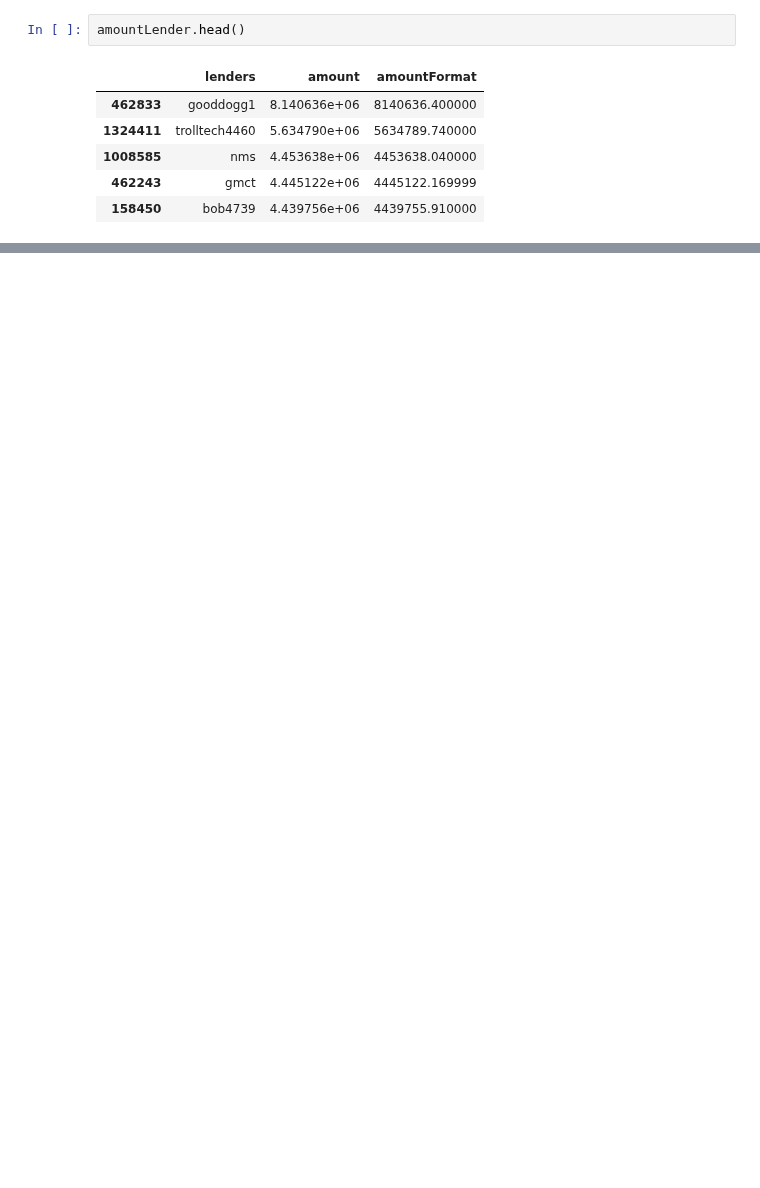
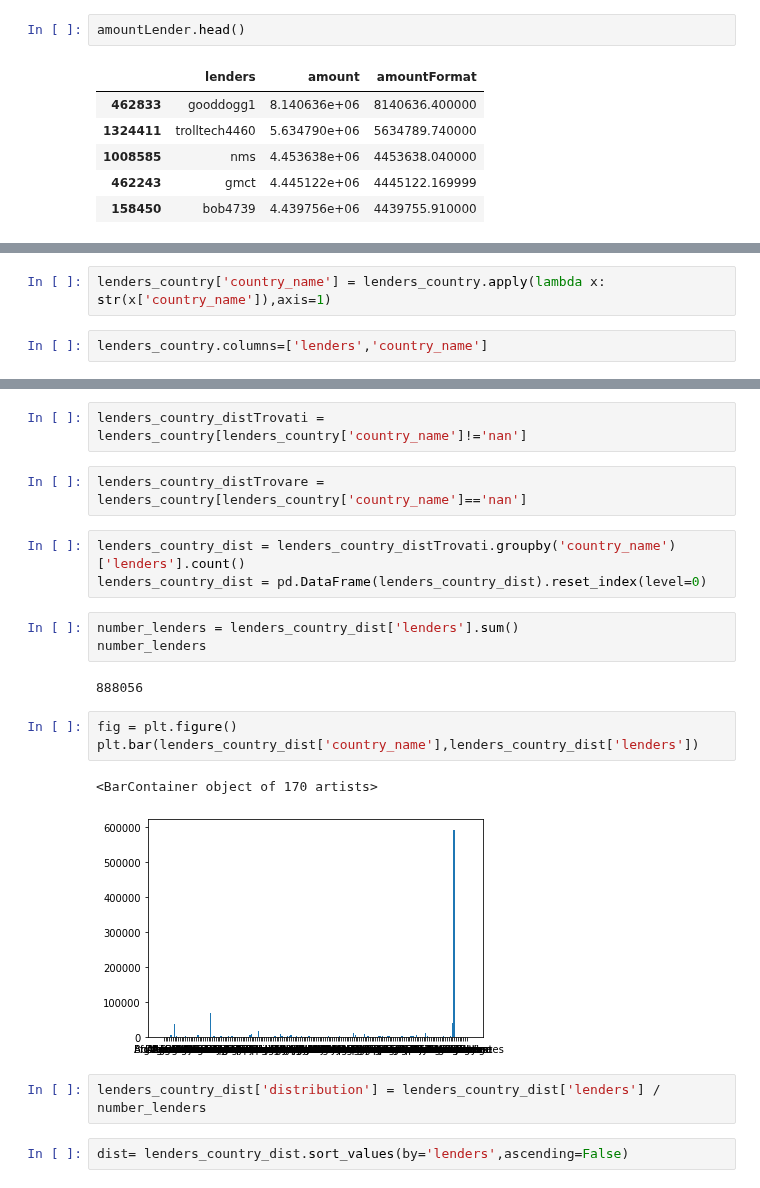
Before and after one commit to gaveter/Project_cs, a Jupyter notebook: Project.ipynb, the cells around one changed output, grey strips where cells are left out. Cells and saved outputs as stored; diff of their text form; blank space fills up the shorter version.

```diff
--- a/Project.ipynb
+++ b/Project.ipynb
@@ -435,0 +503,4 @@ amountLender.head()
+# %%
+lenders_country['country_name'] = lenders_country.apply(lambda x: str(x['country_name']),axis=1)
+# %%
+lenders_country.columns=['lenders','country_name']
@@ -435,0 +523,22 @@ amountLender.head()
+# %%
+lenders_country_distTrovati = lenders_country[lenders_country['country_name']!='nan']
+# %%
+lenders_country_distTrovare = lenders_country[lenders_country['country_name']=='nan']
+# %%
+lenders_country_dist = lenders_country_distTrovati.groupby('country_name')['lenders'].count()
+lenders_country_dist = pd.DataFrame(lenders_country_dist).reset_index(level=0)
+# %%
+number_lenders = lenders_country_dist['lenders'].sum()
+number_lenders
+# %% [output]
+888056
+# %%
+fig = plt.figure()
+plt.bar(lenders_country_dist['country_name'],lenders_country_dist['lenders'])
+# %% [output]
+<BarContainer object of 170 artists>
+[figure, added]
+# %%
+lenders_country_dist['distribution'] = lenders_country_dist['lenders'] / number_lenders
+# %%
+dist= lenders_country_dist.sort_values(by='lenders',ascending=False)
```
Also changed, not shown: parts of 40 cells of this notebook.
